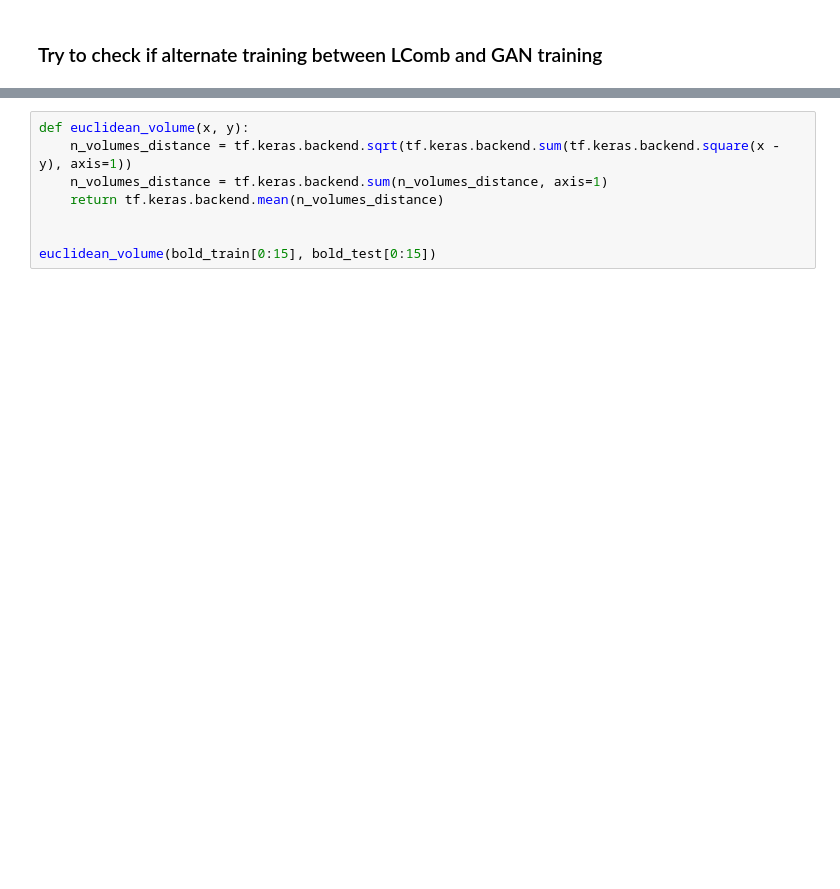
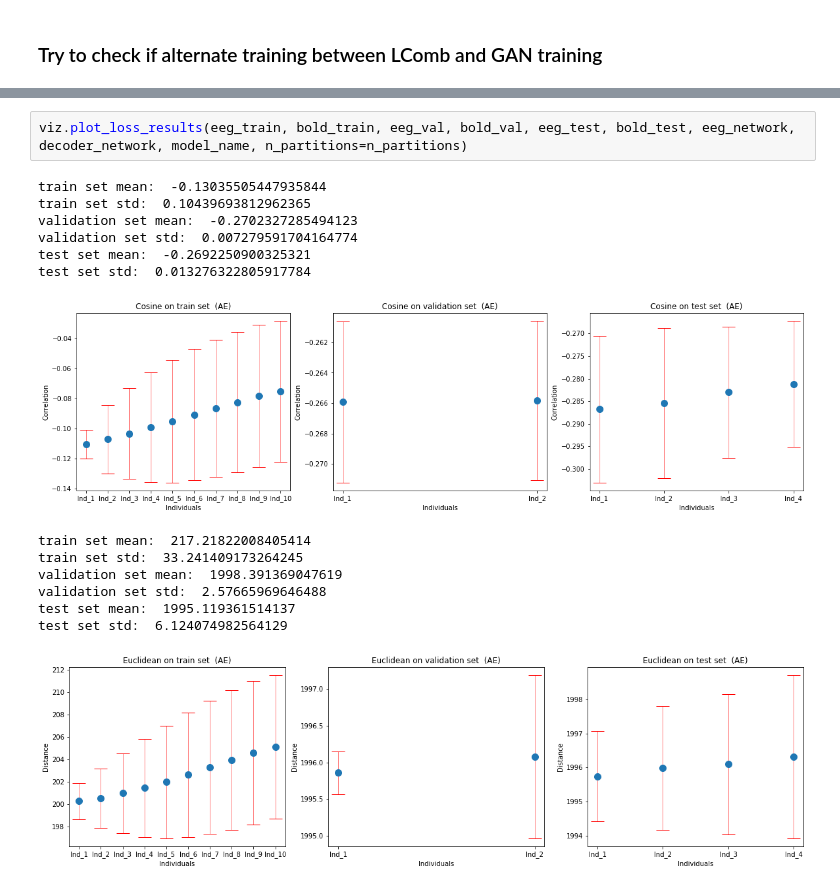
Before and after one commit to DCalhas/eeg_to_fmri, a Jupyter notebook: src/notebooks/optimized_results.ipynb, the cells around one changed output, grey strips where cells are left out. Cells and saved outputs as stored; diff of their text form; blank space fills up the shorter version.

```diff
--- a/src/notebooks/optimized_results.ipynb
+++ b/src/notebooks/optimized_results.ipynb
@@ -351,8 +353,17 @@ validation_loss = custom_training.adversarial_training(X_train_eeg,
-# %%
-def euclidean_volume(x, y):
-    n_volumes_distance = tf.keras.backend.sqrt(tf.keras.backend.sum(tf.keras.backend.square(x - y), axis=1))
-    n_volumes_distance = tf.keras.backend.sum(n_volumes_distance, axis=1)
-    return tf.keras.backend.mean(n_volumes_distance)
-
-
-euclidean_volume(bold_train[0:15], bold_test[0:15])
+# %%
+viz.plot_loss_results(eeg_train, bold_train, eeg_val, bold_val, eeg_test, bold_test, eeg_network, decoder_network, model_name, n_partitions=n_partitions)
+# %% [output]
+train set mean:  -0.13035505447935844
+train set std:  0.10439693812962365
+validation set mean:  -0.2702327285494123
+validation set std:  0.007279591704164774
+test set mean:  -0.2692250900325321
+test set std:  0.013276322805917784
+[figure, added]
+train set mean:  217.21822008405414
+train set std:  33.241409173264245
+validation set mean:  1998.391369047619
+validation set std:  2.57665969646488
+test set mean:  1995.119361514137
+test set std:  6.124074982564129
+[figure, added]
```
Also changed, not shown: parts of 9 cells of this notebook, 32 other files.
